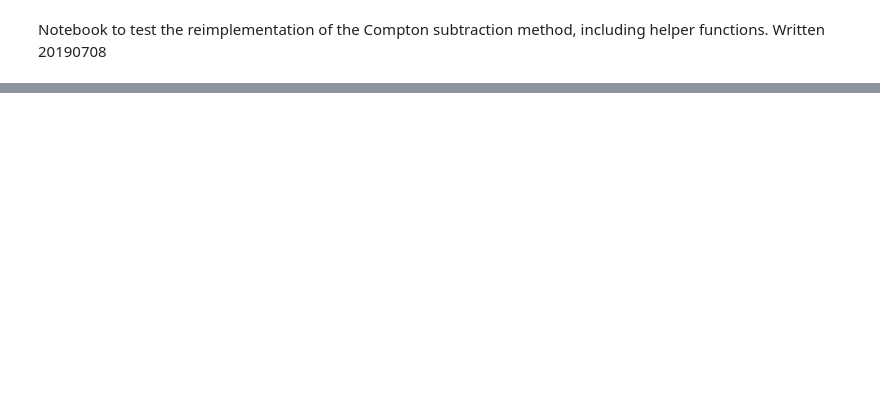
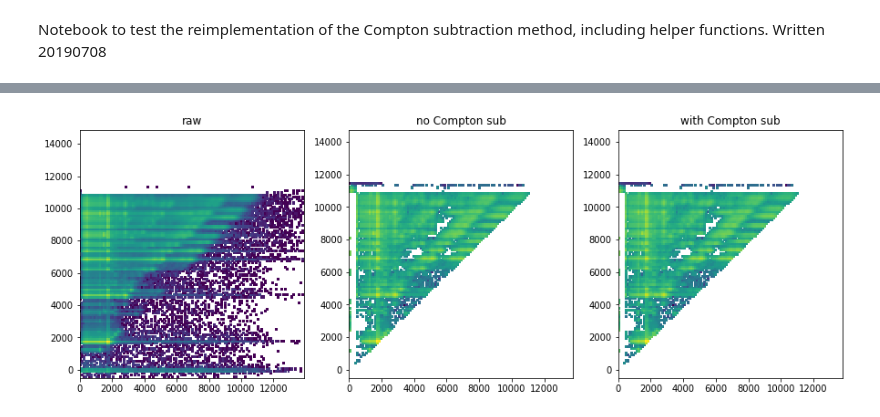
Before and after one commit to oslocyclotronlab/ompy, a Jupyter notebook: notebooks/code_testing/Test compton subtraction method.ipynb, the cells around one changed output, grey strips where cells are left out. Cells and saved outputs as stored; diff of their text form; code cells hidden in the pictures; blank space fills up the shorter version.

```diff
--- a/notebooks/code_testing/Test compton subtraction method.ipynb
+++ b/notebooks/code_testing/Test compton subtraction method.ipynb
@@ -43,0 +54,23 @@ plt.show()
+# %%
+# Run unfolding without Compton subtraction:
+unfolded_no_compton = unfolder.unfold(raw, use_comptonsubtraction=False)
+
+# Run unfolding again WITH Compton subtraction:
+unfolded_with_compton = unfolder.unfold(raw, use_comptonsubtraction=True)
+
+
+# Plot:
+f, (ax0, ax1, ax2) = plt.subplots(1, 3)
+
+# Plot raw:
+raw.plot(ax=ax0, title="raw")
+
+# Plot unfolded without Compton subtraction method:
+unfolded_no_compton.plot(ax=ax1, title="no Compton sub")
+
+# Plot unfolded with Compton subtraction method:
+unfolded_with_compton.plot(ax=ax2, title="with Compton sub")
+
+f.set_size_inches(15, 5)
+# %% [output]
+[figure, added]
```
Also changed, not shown: parts of 5 cells of this notebook, 4 other files.
